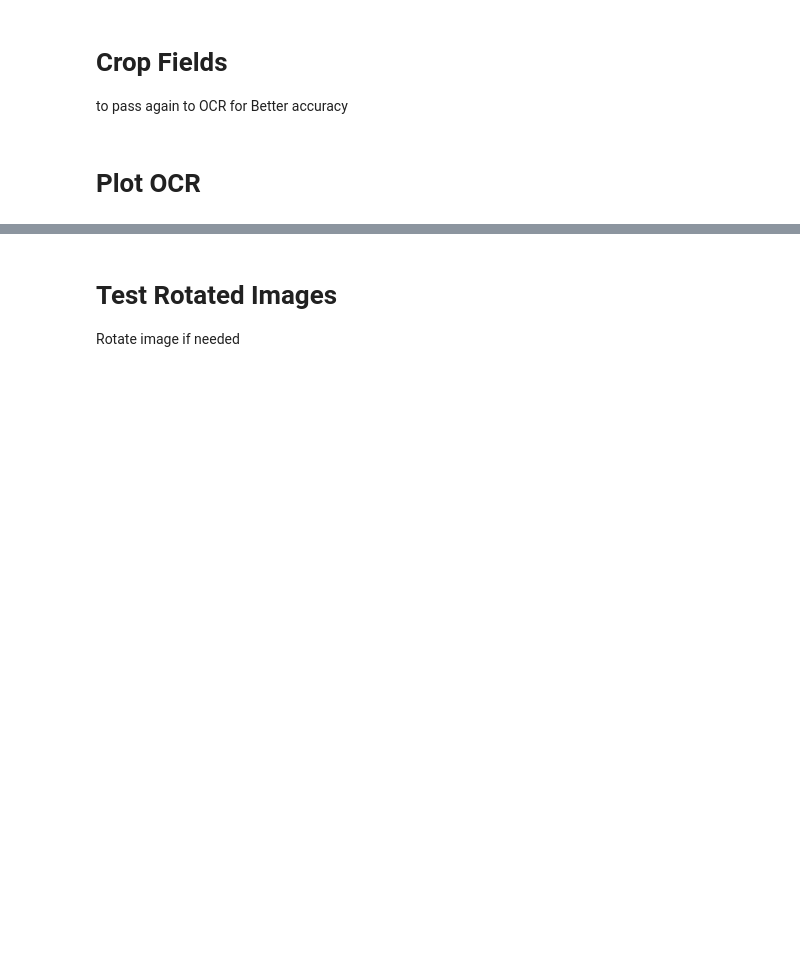
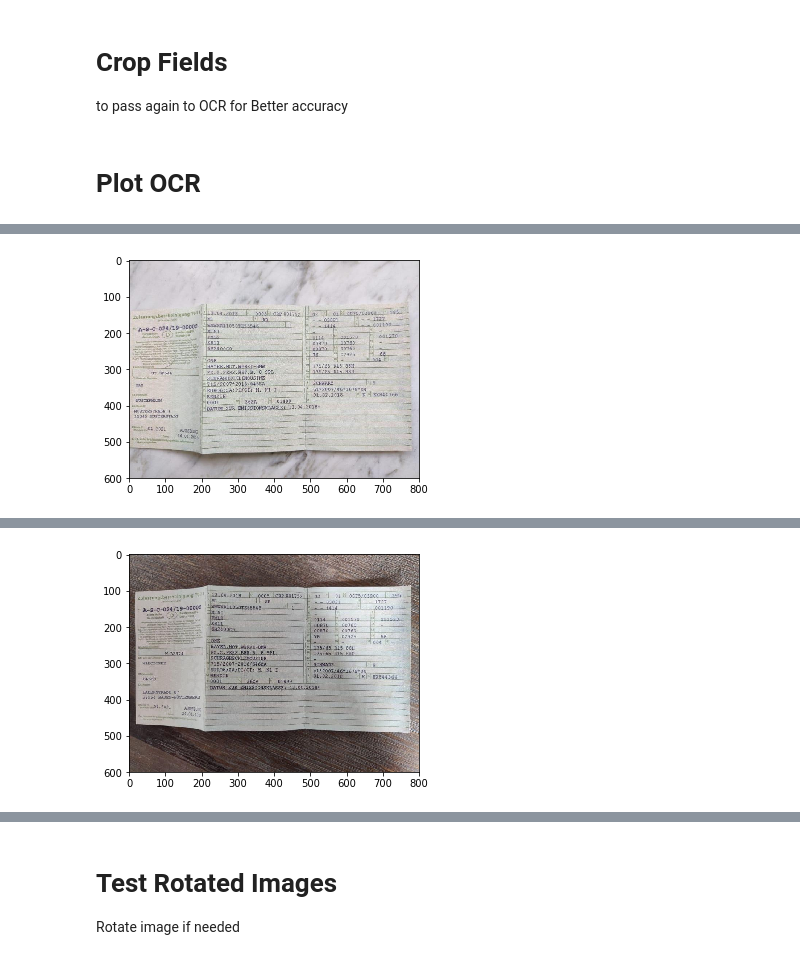
Before and after one commit to SohaibAnwaar/OCR, a Jupyter notebook: ocr.ipynb, the cells around one changed output, grey strips where cells are left out. Cells and saved outputs as stored; diff of their text form; code cells hidden in the pictures; blank space fills up the shorter version.

Commit message:
debugging rotation

```diff
--- a/ocr.ipynb
+++ b/ocr.ipynb
@@ -42,9 +42,9 @@ def get_boxes(p_ocr_result):
     # Get x_points from the results
     x_points = [polygon[0][0] for polygon in p_ocr_result]
     # Sort according to the minimum x point values and than sort again for minimum y value
-    first_eight_bbox= sorted(sorted(p_ocr_result, key = lambda x: x[0][0][0])[:8], key = lambda x: x[1])
+    first_eight_bbox= sorted(sorted(p_ocr_result, key = lambda x: x[0][0][0]), key = lambda x: x[1])
     # Getting the above three boxes
-    top_three_bbox= sorted(p_ocr_result, key = lambda x: x[0][0][1])[:3]
+    top_three_bbox= sorted(p_ocr_result, key = lambda x: x[0][0][1])
     # extending both of the above lists
     first_eight_bbox.extend(top_three_bbox)
     return first_eight_bbox
@@ -80,6 +80,7 @@ def check_orientation(PIL_IMAGE):
         and get the required results
 
     '''
+    global MODEL
     # Loading Model
 
 
@@ -88,9 +89,14 @@ def check_orientation(PIL_IMAGE):
     # preprocessing
     np_array = np.expand_dims(np.asarray(PIL_IMAGE.resize((224,224))), axis = 0)
     # Prediction
-    prediction = np.argmax(MODEL.predict(np_array))
+    prediction = MODEL.predict(np_array)
+    print([str(i) for i in prediction[0]])
+    prediction = np.argmax(prediction[0])
+    print(prediction)
+    plt.imshow(PIL_IMAGE)
+    plt.show()
 
-    return 360 - LABELS[prediction]
+    return  LABELS[prediction]
 
 def get_text(img_path, first_eight_bbox):
     '''
@@ -136,8 +142,9 @@ def get_text_from_images(image_path ,save_path = ''):
     for img_path in  images_list:
         try:
             # Reading image
-            img = Image.open(img_path).convert("RGB")
-            img = img.rotate(check_orientation(img), expand = True)
+            img      = Image.open(img_path).convert("RGB")
+            rotation = check_orientation(img)
+            img      = img.rotate(rotation, expand = True)
             img.save(img_path)
 
             # Getting ocr
@@ -162,10 +169,10 @@ def get_text_from_images(image_path ,save_path = ''):
                 img.save(temp_save)
 
                 # Saving results
-                with open(save_path+".txt", 'w') as outfile:
+                with open(temp_save+".txt", 'w') as outfile:
                     json.dump(first_eight_bbox, outfile)
 
-            img.show()
+
         except StopIteration as e:
             print("Exception occurred ", e)
 
@@ -193,0 +186 @@ WARNING:tensorflow:11 out of the last 11 calls to <function Model.make_predict_f
+[figure, added]
@@ -194,0 +192 @@ TypeError: Expected Ptr<cv::UMat> for argument '%s'
+[figure, added]
```
Also changed, not shown: parts of 1 cell of this notebook, 14 other files.
